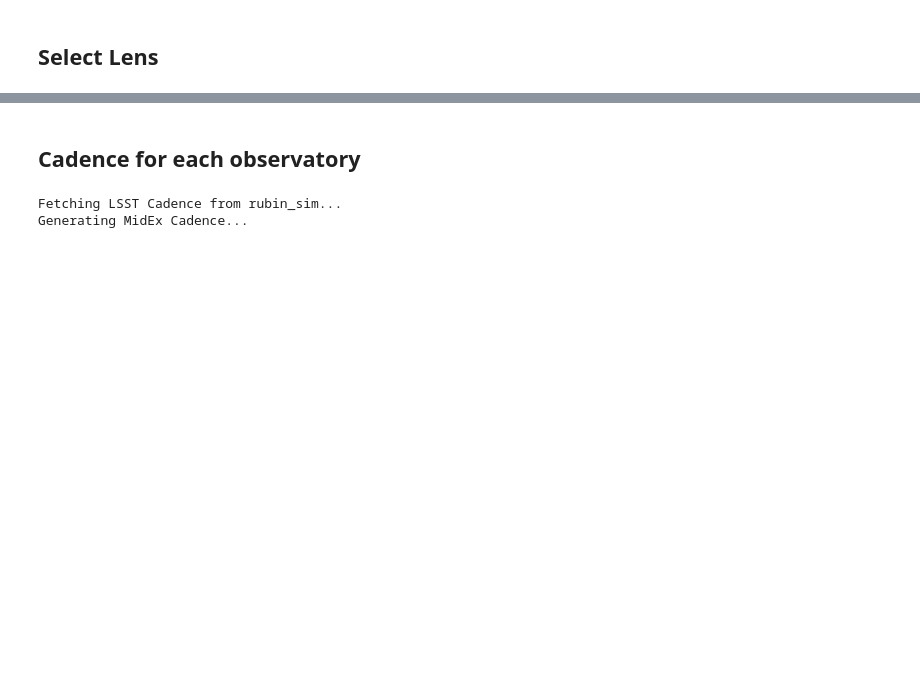
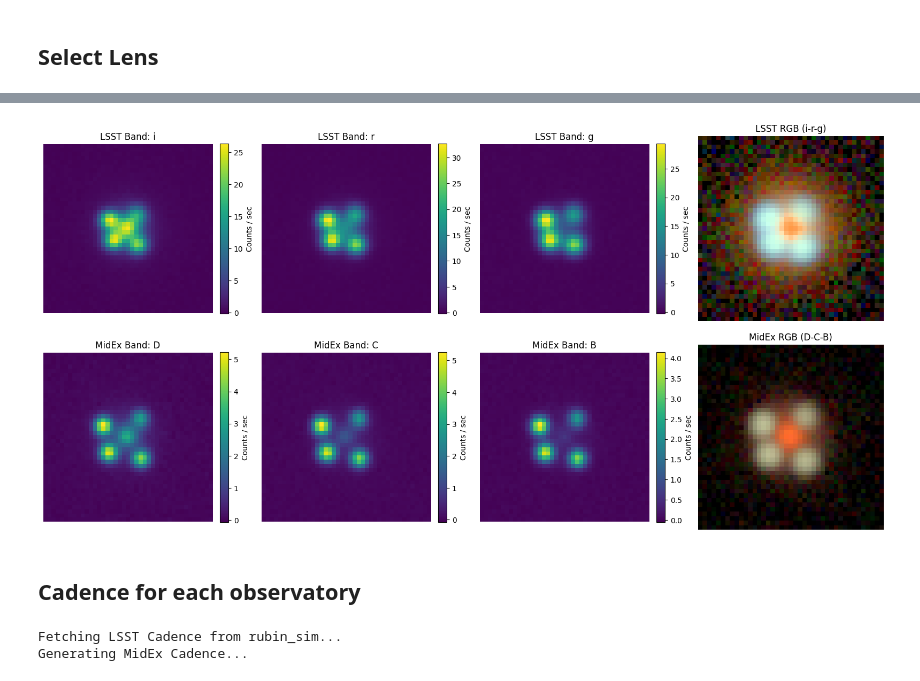
Before and after one commit to timedilatesme/MidEx-sims, a Jupyter notebook: v1/lagn_sims.ipynb, the cells around one changed output, grey strips where cells are left out. Saved outputs shown, nothing was run; the diff lists cells and outputs as text; code cells hidden in the pictures; blank space fills up the shorter version.

Commit message:
updated to modular observatory code

```diff
--- a/v1/lagn_sims.ipynb
+++ b/v1/lagn_sims.ipynb
@@ -228,0 +179,94 @@ shear_angle:  [-0.93008339  2.01828061  2.72443315 -2.75771663]
+# %%
+if quad_lenses:
+    # --- 1. Select the lens ---
+    image_separations = [lens.einstein_radius[0] for lens in quad_lenses]
+    largest_image_separation_index = np.argmax(image_separations)
+    lens_class = quad_lenses[largest_image_separation_index]
+
+    # --- 2. Print Properties Nicely ---
+    print("=" * 50)
+    print("LENS SYSTEM PROPERTIES")
+    print("=" * 50)
+    print(f"Number of Images:    {lens_class.image_number}")
+    print(f"Einstein Radius:     {lens_class.einstein_radius[0]:.4f} arcsec")
+    print(f"Source Redshift:     {lens_class.source_redshift_list[0]:.4f}")
+    print(f"Deflector Redshift:  {lens_class.deflector_redshift:.4f}")
+
+    kappa_star, kappa_tot, shear, shear_angle = lens_class._microlensing_parameters_for_image_positions_single_source(band="i", source_index=0)
+
+    print("-" * 50)
+    print("Microlensing Parameters (band='i', source_index=0):")
+    print(f"Kappa Star:          {kappa_star}")
+    print(f"Kappa Total:         {kappa_tot}")
+    print(f"Shear:               {shear}")
+    print(f"Shear Angle:         {shear_angle}")
+    print("=" * 50)
+
+    # --- 3. Simulation Setup ---
+    num_pix = 41
+    stretch_value = 0.5  # Adjust this value to change RGB brightness/contrast
+
+    # Define bands mapping to [Red, Green, Blue]
+    lsst_bands = ["i", "r", "g"]
+    midex_bands = ["D", "C", "B"]
+
+    lsst_images = []
+    midex_images = []
+
+    # Simulate LSST Images
+    for b in lsst_bands:
+        img = simulate_image(
+            lens_class,
+            band=b,
+            observatory="LSST",
+            num_pix=num_pix,
+            microlensing=True
+        )
+        lsst_images.append(img)
+
+    # Simulate MidEx Images
+    for b in midex_bands:
+        img = simulate_image(
+            lens_class,
+            band=b,
+            observatory="MidEx",
+            num_pix=num_pix,
+            microlensing=True
+        )
+        midex_images.append(img)
+
+    # --- 4. Generate RGB Composites ---
+    lsst_rgb = rgb_image_from_image_list(lsst_images, stretch=stretch_value)
+    midex_rgb = rgb_image_from_image_list(midex_images, stretch=stretch_value)
+
+    # --- 5. Plotting ---
+    fig, axes = plt.subplots(2, 4, figsize=(16, 8))
+
+    # Plot LSST Row
+    for i, (ax, band, img) in enumerate(zip(axes[0, :3], lsst_bands, lsst_images)):
+        im = ax.imshow(img, origin='lower', cmap='viridis')
+        ax.set_title(f"LSST Band: {band}")
+        fig.colorbar(im, ax=ax, fraction=0.046, pad=0.04, label='Counts / sec')
+        ax.axis('off')
+
+    axes[0, 3].imshow(lsst_rgb, origin='lower')
+    axes[0, 3].set_title(f"LSST RGB ({'-'.join(lsst_bands)})")
+    axes[0, 3].axis('off')
+
+    # Plot MidEx Row
+    for i, (ax, band, img) in enumerate(zip(axes[1, :3], midex_bands, midex_images)):
+        im = ax.imshow(img, origin='lower', cmap='viridis')
+        ax.set_title(f"MidEx Band: {band}")
+        fig.colorbar(im, ax=ax, fraction=0.046, pad=0.04, label='Counts / sec')
+        ax.axis('off')
+
+    axes[1, 3].imshow(midex_rgb, origin='lower')
+    axes[1, 3].set_title(f"MidEx RGB ({'-'.join(midex_bands)})")
+    axes[1, 3].axis('off')
+
+    plt.tight_layout()
+    plt.show()
+
+else:
+    print("No quad lenses found in this draw.")
+# %% [output]
@@ -229,3 +287,4 @@ shear_angle:  [-0.93008339  2.01828061  2.72443315 -2.75771663]
+[figure, added]
 # %% [markdown]
 ## Cadence for each observatory
 # %%
```
Also changed, not shown: parts of 9 cells of this notebook, 4 other files.
